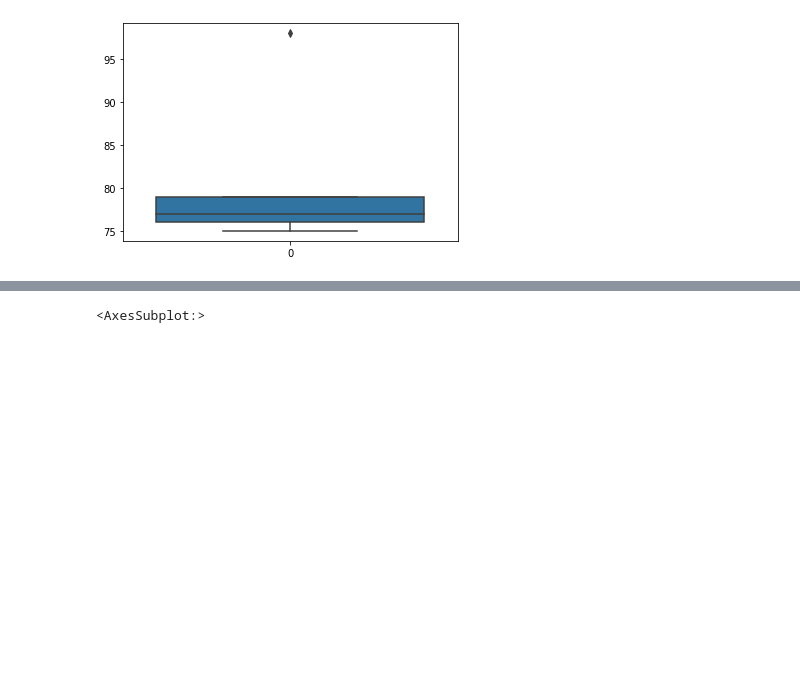
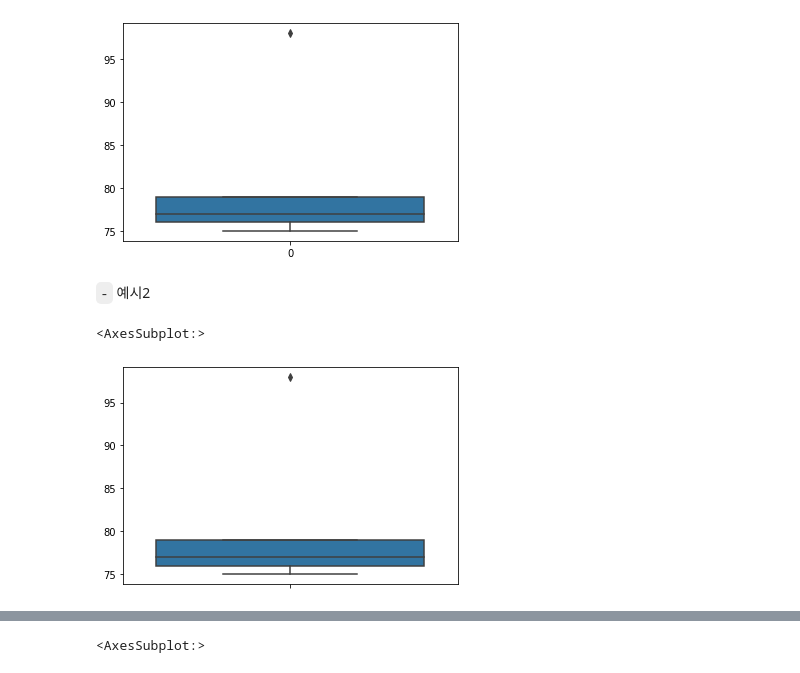
Before and after one commit to guebin/DV2022_backup, a Jupyter notebook: _notebooks/draft.ipynb, the cells around one changed output, grey strips where cells are left out. Cells and saved outputs as stored; diff of their text form; code cells hidden in the pictures; blank space fills up the shorter version.

```diff
--- a/_notebooks/draft.ipynb
+++ b/_notebooks/draft.ipynb
@@ -95,3 +99,10 @@ sns.boxplot(data=y1)
 # %% [output]
 <AxesSubplot:>
 [figure]
+# %% [markdown]
+`-` 예시2
+# %%
+sns.boxplot(y=y1)
+# %% [output]
+<AxesSubplot:>
+[figure, added]
```
Also changed, not shown: parts of 58 cells of this notebook.
